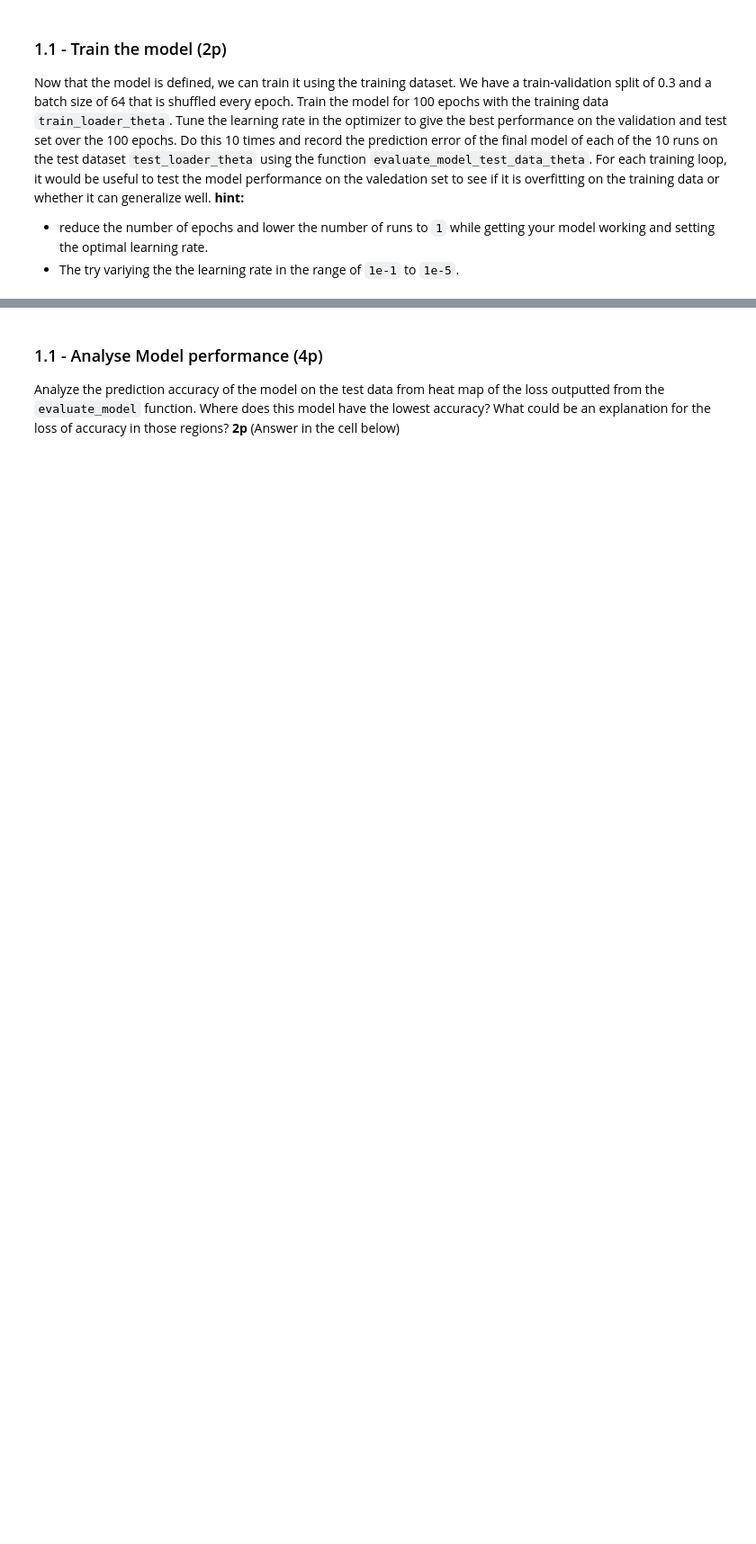
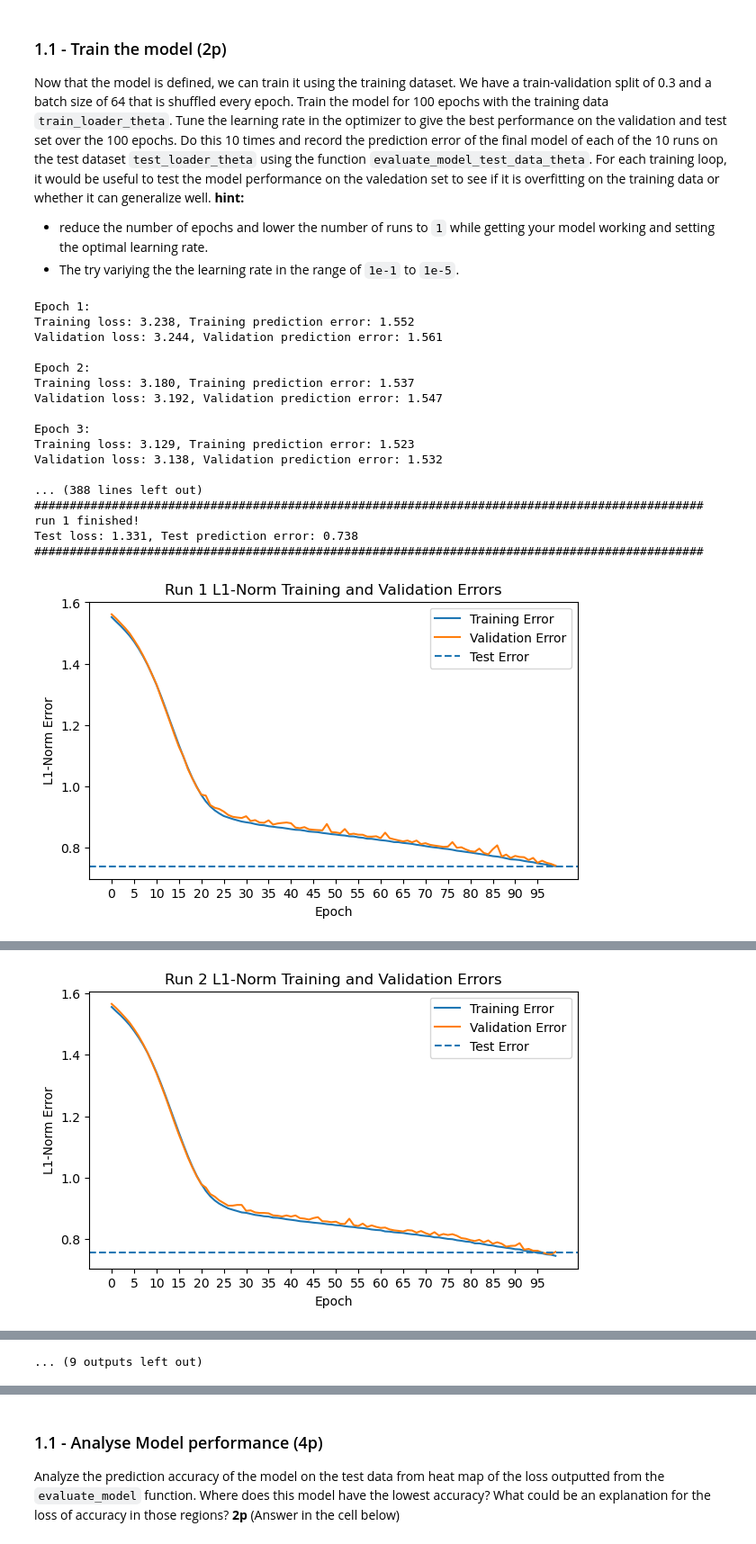
Before and after one commit to Jesperoka/ICS-Project, a Jupyter notebook: assignment/problem_1/task_1b_train_NN.ipynb, the cells around one changed output, grey strips where cells are left out. Shown at 90% size. Cells and saved outputs as stored; diff of their text form; code cells hidden in the pictures; blank space fills up the shorter version.

```diff
--- a/assignment/problem_1/task_1b_train_NN.ipynb
+++ b/assignment/problem_1/task_1b_train_NN.ipynb
@@ -348,14 +420,22 @@ NN Model with Theta as the output
 
 """ TASK 1.1: CREATE MODEL HERE """
 
+INPUT_SHAPE_THETA = int(onp.prod(next(iter(train_loader_theta))[0].size()[1::]))
+print("\nSamples have flattened shape:", INPUT_SHAPE_THETA)
 
 class NeuralNetworkTheta(nn.Module):
     def __init__(self):
         super().__init__()
         # YOUR CODE HERE
-        raise NotImplementedError()
+        self.layer1 = torch.nn.Flatten()
+        self.layer2 = torch.nn.Linear(INPUT_SHAPE_THETA, 128)
+        self.layer3 = torch.nn.Linear(128, 2)
+
+    def forward(self, x):
+        return self.layer3(torch.nn.functional.relu(self.layer2(self.layer1(x))))
+
 """TASK1.1: END"""
-model_theta = NeuralNetworkTheta()
+model_theta = torch.jit.script(NeuralNetworkTheta().to(DEVICE))
 
 total_params_theta = sum(p.numel() for p in model_theta.parameters())
-print("total number of model parameters: ", total_params_theta)
+print("total number of model parameters:", total_params_theta)
@@ -395,18 +549,52 @@ def evaluate_model_test_data_theta(_model, _test_loader):
 # %%
+# Hyperparameter constants
+LEARNING_RATE_THETA = 2.0e-4
+NUM_EPOCHS_THETA = 100
+NUM_RUNS_THETA = 10
+
 if not AUTOGRADING:
     """TASK 1.1: TRAIN MODEL HERE"""
+    predictionErrorTheta = onp.zeros((NUM_RUNS_THETA))
 
-    num_runs = 10 # Change to 1 until you get it to work once
-    pred_error_theta = onp.zeros((num_runs))
-
-    for run in range(num_runs):
+    for run in onp.arange(NUM_RUNS_THETA):
         # this code reinitializes the parameters of the model on each loop
-        model_theta = NeuralNetworkTheta()
-        optimizer = torch.optim.SGD(model_theta.parameters(), lr=1e-3)
+        model_theta = torch.jit.script(NeuralNetworkTheta().to(DEVICE))
+        optimizerTheta = torch.optim.SGD(model_theta.parameters(), lr=LEARNING_RATE_THETA)
 
         # YOUR CODE HERE
-        raise NotImplementedError()
-        print(f"run {run+1} finished")
-        pred_error_theta[run] = evaluate_model_test_data_theta(model_theta, test_loader_theta)
-    print("average prediction error: ", onp.mean(pred_error_theta))
+
+        epochErrorHistoryTheta = runTraining(
+            model_theta,
+            optimizerTheta,
+            NUM_EPOCHS_THETA,
+            train_loader_theta,
+            val_loader_theta,
+            evaluateRunningModel,
+        )
+        print(f"\n###############################################################################################")
+        print(f"run {run+1} finished!")
+        predictionErrorTheta[run] = evaluateRunningModel(model_theta, test_loader_theta, "Test")
+        print(f"###############################################################################################\n")
+        lowEffortPlot(epochErrorHistoryTheta, predictionErrorTheta[run], NUM_EPOCHS_THETA)
+
+    print("average prediction error: ", onp.mean(predictionErrorTheta))
     """TASK 1.1: END"""
+# %% [output]
+Epoch 1:
+Training loss: 3.238, Training prediction error: 1.552
+Validation loss: 3.244, Validation prediction error: 1.561
+
+Epoch 2:
+Training loss: 3.180, Training prediction error: 1.537
+Validation loss: 3.192, Validation prediction error: 1.547
+
+Epoch 3:
+Training loss: 3.129, Training prediction error: 1.523
+Validation loss: 3.138, Validation prediction error: 1.532
+
+... (388 lines left out)
+###############################################################################################
+run 1 finished!
+Test loss: 1.331, Test prediction error: 0.738
+###############################################################################################
+[figure, added]
@@ -412,0 +618 @@ if not AUTOGRADING:
+[figure, added]
@@ -413,3 +691,4 @@ if not AUTOGRADING:
+... (9 outputs left out)
 # %%
 if not AUTOGRADING:
     model_theta_scripted = torch.jit.script(model_theta)
```
Also changed, not shown: parts of 40 cells of this notebook, 1 other file.
